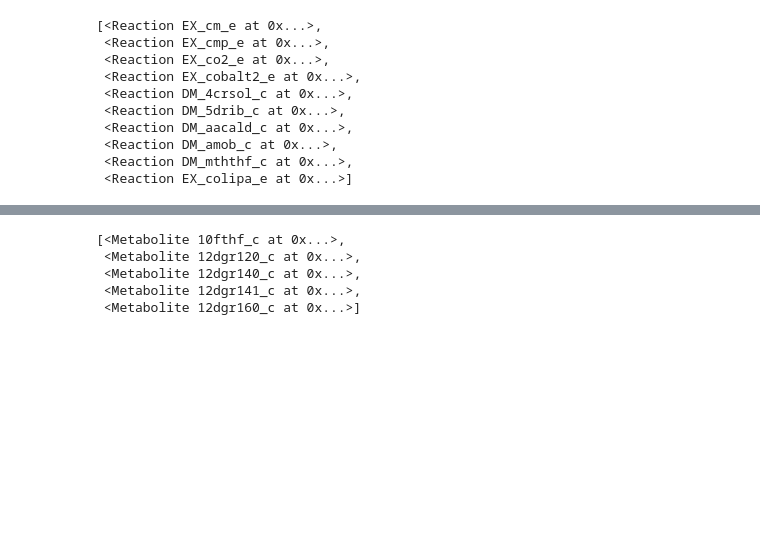
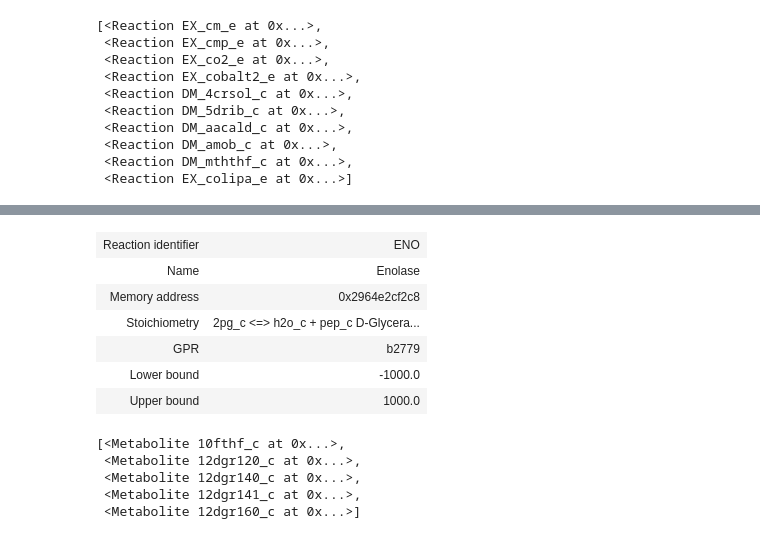
Before and after one commit to BioSystemsUM/s2m2, a Jupyter notebook: flux_analysis/s2m2 - hands-on cobra - exercise 4.ipynb, the cells around one changed output, grey strips where cells are left out. Cells and saved outputs as stored; diff of their text form; code cells hidden in the pictures; blank space fills up the shorter version.

```diff
--- a/flux_analysis/s2m2 - hands-on cobra - exercise 4.ipynb
+++ b/flux_analysis/s2m2 - hands-on cobra - exercise 4.ipynb
@@ -96,4 +96,15 @@ model.reactions[1092]
 | GPR | b2779 |
 | Lower bound | -1000.0 |
 | Upper bound | 1000.0 |
+# %%
+# inspecting the model.reactions.ENO attribute
+model.reactions.ENO
+# %% [output]
+| Reaction identifier | ENO |
+| Name | Enolase |
+| Memory address | 0x2964e2cf2c8 |
+| Stoichiometry | 2pg_c <=> h2o_c + pep_c D-Glycera... |
+| GPR | b2779 |
+| Lower bound | -1000.0 |
+| Upper bound | 1000.0 |
 # %%
```
Also changed, not shown: parts of 21 cells of this notebook, 2 other files.
